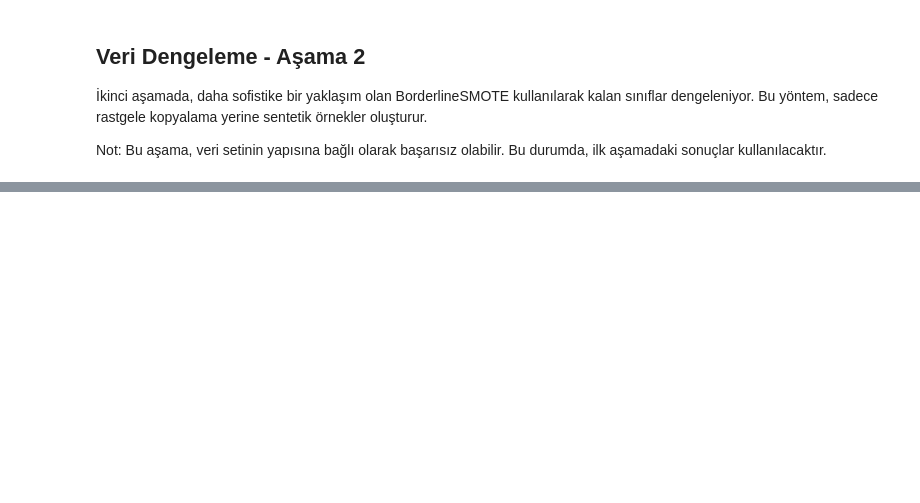
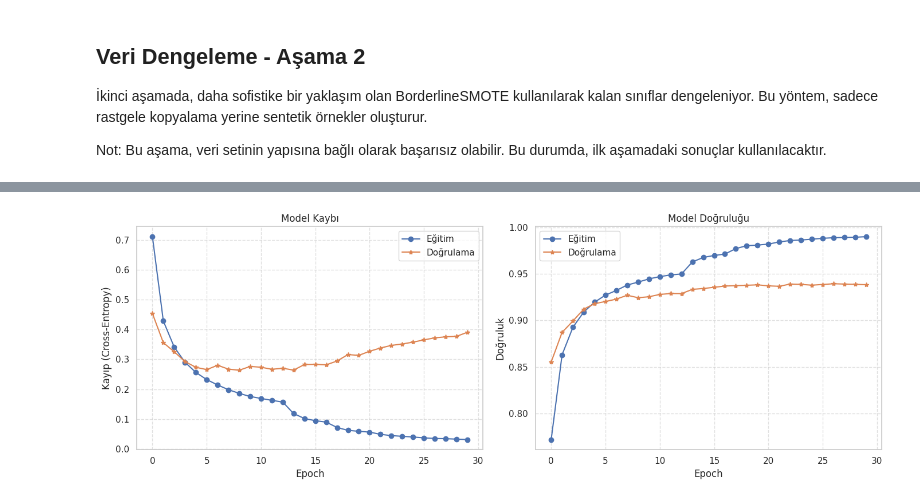
Before and after one commit to merdanyurtsever/BIL328-Muhendislik-Projesi, a Jupyter notebook: Main.ipynb, the cells around one changed output, grey strips where cells are left out. Drawn from its saved outputs; the diff is of its cells as text; code cells hidden in the pictures; blank space fills up the shorter version.

Commit message:
Added LSTM music classification model training.

```diff
--- a/Main.ipynb
+++ b/Main.ipynb
@@ -154,0 +238,16 @@ print("\nİşlem hattı tamamlandı. Yeniden örneklenmiş eğitim verisi (X_res
+# %%
+# Dengelenmiş veri setinden doğrulama seti ayır
+X_train_bal, X_val, y_train_bal, y_val = train_test_split(
+    X_res, y_res, test_size=0.1, stratify=y_res, random_state=42
+)
+
+# Veri Ölçeklendirme (StandardScaler)
+scaler = StandardScaler()
+X_train_scaled = scaler.fit_transform(X_train_bal)
+X_val_scaled = scaler.transform(X_val)
+X_test_scaled = scaler.transform(X_test)
+
+print("Veri ölçeklendirme tamamlandı.")
+print(f"Ölçeklenmiş eğitim verisi boyutu: {X_train_scaled.shape}")
+print(f"Ölçeklenmiş doğrulama verisi boyutu: {X_val_scaled.shape}")
+print(f"Ölçeklenmiş test verisi boyutu: {X_test_scaled.shape}")
@@ -154,0 +526,81 @@ print("\nİşlem hattı tamamlandı. Yeniden örneklenmiş eğitim verisi (X_res
+# %%
+# Eğitim sonuçlarını görselleştirme
+def plot_training_history(train_losses, val_losses, train_accs, val_accs):
+    plt.figure(figsize=(14, 5))
+
+    # Kayıp grafiği
+    plt.subplot(1, 2, 1)
+    plt.plot(train_losses, label='Eğitim', marker='o')
+    plt.plot(val_losses, label='Doğrulama', marker='*')
+    plt.title('Model Kaybı')
+    plt.xlabel('Epoch')
+    plt.ylabel('Kayıp (Cross-Entropy)')
+    plt.legend()
+    plt.grid(True, linestyle='--', alpha=0.6)
+
+    # Doğruluk grafiği
+    plt.subplot(1, 2, 2)
+    plt.plot(train_accs, label='Eğitim', marker='o')
+    plt.plot(val_accs, label='Doğrulama', marker='*')
+    plt.title('Model Doğruluğu')
+    plt.xlabel('Epoch')
+    plt.ylabel('Doğruluk')
+    plt.legend()
+    plt.grid(True, linestyle='--', alpha=0.6)
+
+    plt.tight_layout()
+    plt.show()
+
+# Eğitim sonuçlarını görselleştir
+try:
+    plot_training_history(train_losses, val_losses, train_accs, val_accs)
+except NameError:
+    print("Eğitim geçmişi bulunamadı. Önce modeli eğitin.")
+
+# Test veri seti üzerinde değerlendirme
+def evaluate_model(model, test_loader, device):
+    model.eval()
+
+    y_true = []
+    y_pred = []
+
+    with torch.no_grad():
+        for inputs, labels in test_loader:
+            inputs, labels = inputs.to(device), labels.to(device)
+
+            outputs = model(inputs)
+            _, predicted = torch.max(outputs.data, 1)
+
+            y_true.extend(labels.cpu().numpy())
+            y_pred.extend(predicted.cpu().numpy())
+
+    # Doğruluk hesapla
+    accuracy = np.mean(np.array(y_true) == np.array(y_pred))
+
+    # Sonuçları yazdır
+    print(f"Test Doğruluğu: {accuracy:.4f}")
+
+    # Sınıflandırma raporu
+    print("\nSınıflandırma Raporu:")
+    print(classification_report(y_true, y_pred, target_names=le.classes_))
+
+    # Karmaşıklık matrisi
+    plt.figure(figsize=(12, 10))
+    cm = confusion_matrix(y_true, y_pred)
+    sns.heatmap(cm, annot=True, fmt="d", cmap="Blues", xticklabels=le.classes_, yticklabels=le.classes_)
+    plt.title('Karmaşıklık Matrisi')
+    plt.xlabel('Tahmin Edilen Etiketler')
+    plt.ylabel('Gerçek Etiketler')
+    plt.xticks(rotation=45, ha='right')
+    plt.tight_layout()
+    plt.show()
+
+    return y_true, y_pred
+
+# Test veri seti üzerinde değerlendir
+try:
+    y_true, y_pred = evaluate_model(model, test_loader, device)
+except NameError:
+    print("Model bulunamadı. Önce modeli eğitin.")
+# %% [output]
+[figure, added]
```
Also changed, not shown: parts of 15 cells of this notebook, 1 other file.
